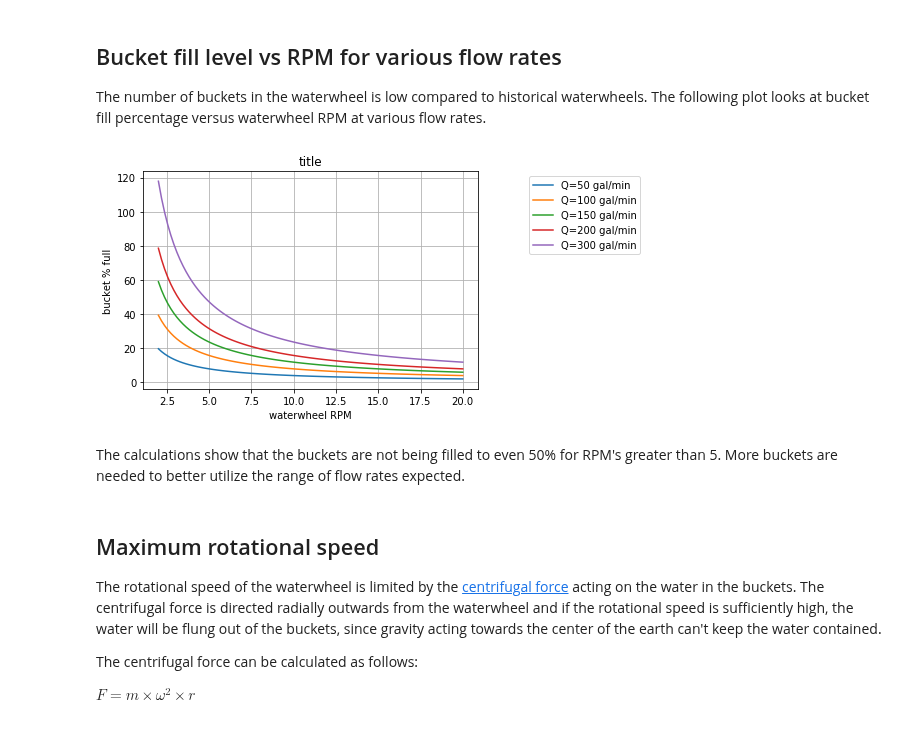
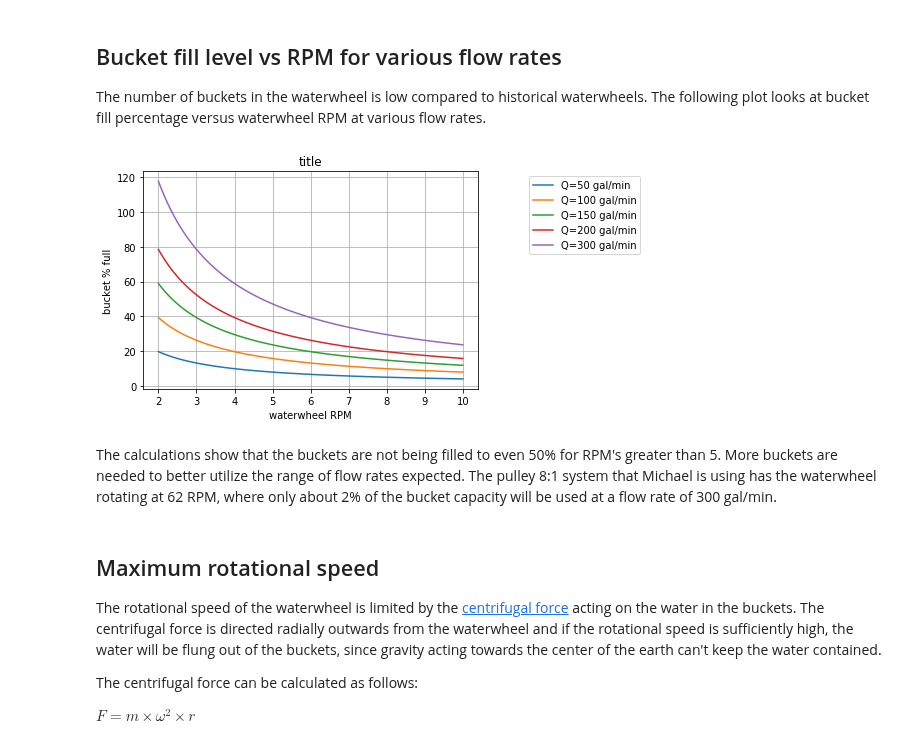
Before and after one commit to Tiburonboy/EE_jupyter_notebooks, a Jupyter notebook: Overshot waterwheel hydroelectric power system analysis/Overshot waterwheel hydroelectric power system analysis.ipynb, the cells around one changed output. Saved outputs shown, nothing was run; the diff lists cells and outputs as text; code cells hidden in the pictures.

```diff
--- a/Overshot waterwheel hydroelectric power system analysis/Overshot waterwheel hydroelectric power system analysis.ipynb
+++ b/Overshot waterwheel hydroelectric power system analysis/Overshot waterwheel hydroelectric power system analysis.ipynb
@@ -414,29 +440,29 @@ The number of buckets in the waterwheel is low compared to historical waterwheel
 # %%
 flow_rate = np.array([50,100,150,200,300])*ureg.gal/ureg.min # flow rate range in gallons per minute
 # convert to metric
 Q = flow_rate.to_base_units()
 
-wheel_revs_per_sec = np.linspace(2,20,100)*ureg.rpm
+wheel_revs_per_sec = np.linspace(2,10,100)*ureg.rpm
 omega = wheel_revs_per_sec.to_base_units()
 
 bucket_arc = (np.pi/num_buckets)*ureg.radian
 
 for i in range(len(Q)):
     plt.plot(omega.to('rpm'),((Q[i]*(bucket_arc/omega))/bucket_vol).magnitude*100,label = 'Q={:s}'.format(f"{Q[i].to('gal/min'):.0f~P}"))
 
 plt.legend(bbox_to_anchor=(1.5, 1))
 plt.grid()
 
 #plt.ylim((0,10))
 plt.ylabel('bucket % full')
 plt.xlabel('waterwheel RPM')
 
 plt.title('title')
 plt.show()
 # %% [output]
-[figure, old version]
+[figure, new version]
 # %% [markdown]
-The calculations show that the buckets are not being filled to even 50% for RPM's greater than 5. More buckets are needed to better utilize the range of flow rates expected.
+The calculations show that the buckets are not being filled to even 50% for RPM's greater than 5. More buckets are needed to better utilize the range of flow rates expected. The pulley 8:1 system that Michael is using has the waterwheel rotating at 62 RPM, where only about 2% of the bucket capacity will be used at a flow rate of 300 gal/min.
 # %% [markdown]
 ## Maximum rotational speed
 The rotational speed of the waterwheel is limited by the [centrifugal force](https://en.wikipedia.org/wiki/Centrifugal_force) acting on the water in the buckets. The centrifugal force is directed radially outwards from the waterwheel and if the rotational speed is sufficiently high, the water will be flung out of the buckets, since gravity acting towards the center of the earth can't keep the water contained.
```
Also changed, not shown: parts of 22 cells of this notebook.
